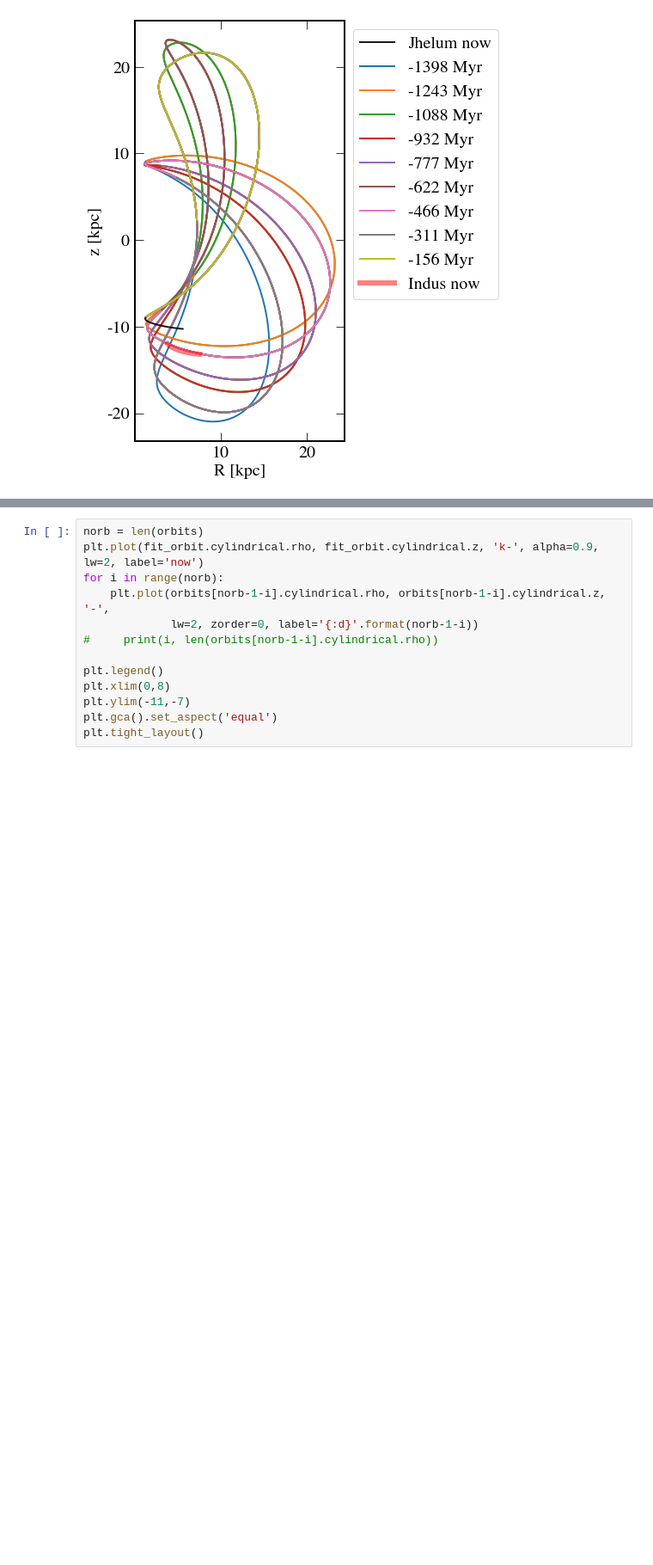
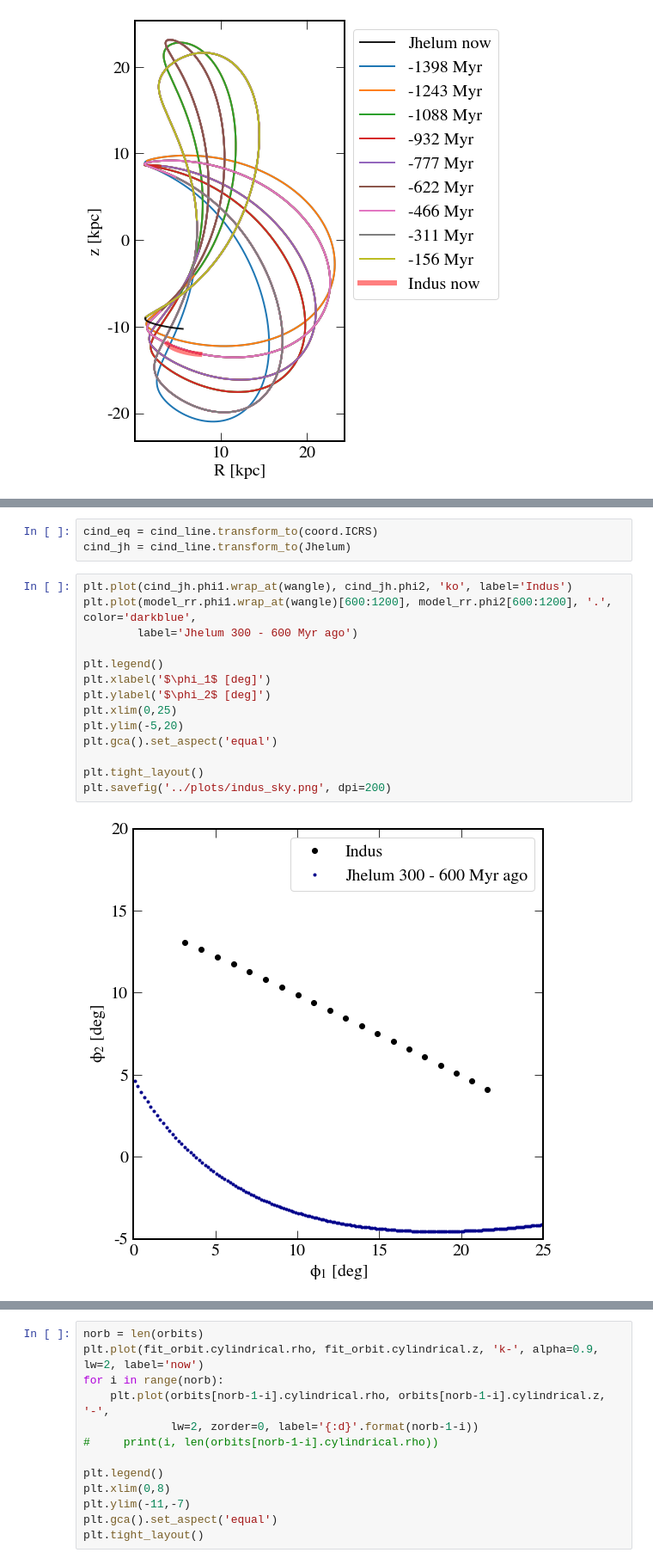
Before and after one commit to abonaca/jhelum, a Jupyter notebook: notebooks/paper.ipynb, the cells around one changed output, grey strips where cells are left out. Shown at 86% size. Drawn from its saved outputs; the diff is of its cells as text; blank space fills up the shorter version.

```diff
--- a/notebooks/paper.ipynb
+++ b/notebooks/paper.ipynb
@@ -927,0 +993,19 @@ plt.savefig('../paper/orbit_cyl.pdf', dpi=200)
+# %%
+cind_eq = cind_line.transform_to(coord.ICRS)
+cind_jh = cind_line.transform_to(Jhelum)
+# %%
+plt.plot(cind_jh.phi1.wrap_at(wangle), cind_jh.phi2, 'ko', label='Indus')
+plt.plot(model_rr.phi1.wrap_at(wangle)[600:1200], model_rr.phi2[600:1200], '.', color='darkblue',
+        label='Jhelum 300 - 600 Myr ago')
+
+plt.legend()
+plt.xlabel('$\phi_1$ [deg]')
+plt.ylabel('$\phi_2$ [deg]')
+plt.xlim(0,25)
+plt.ylim(-5,20)
+plt.gca().set_aspect('equal')
+
+plt.tight_layout()
+plt.savefig('../plots/indus_sky.png', dpi=200)
+# %% [output]
+[figure, added]
```
Also changed, not shown: parts of 18 cells of this notebook, 5 other files.
